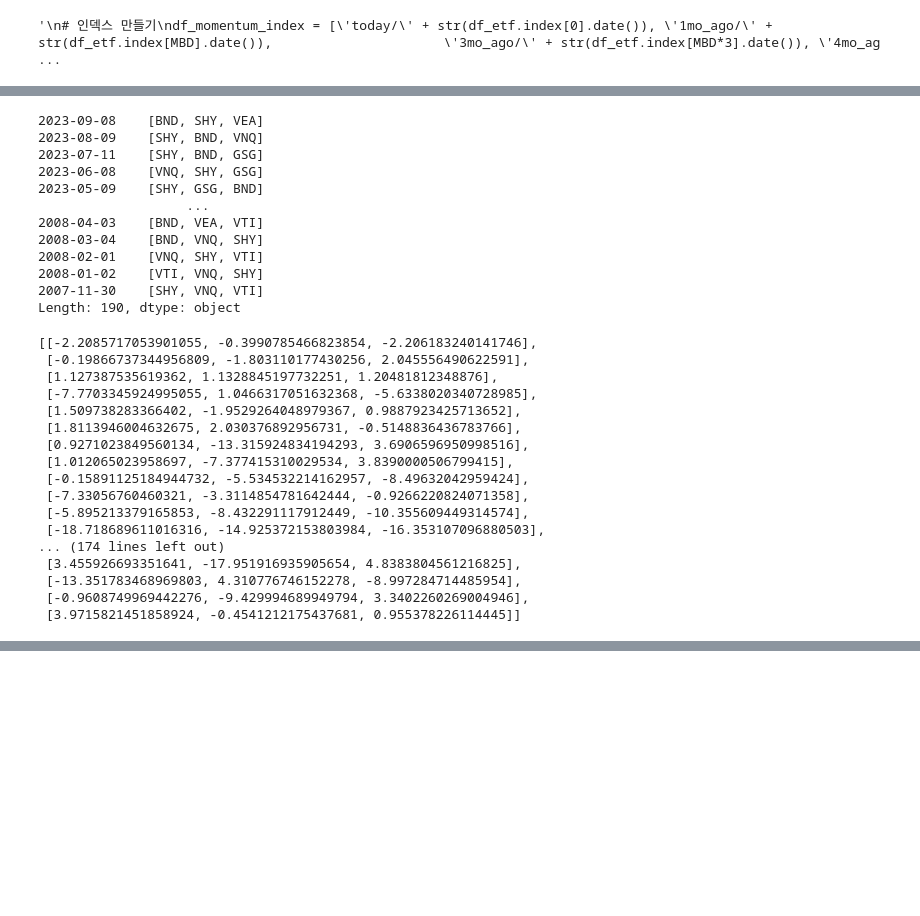
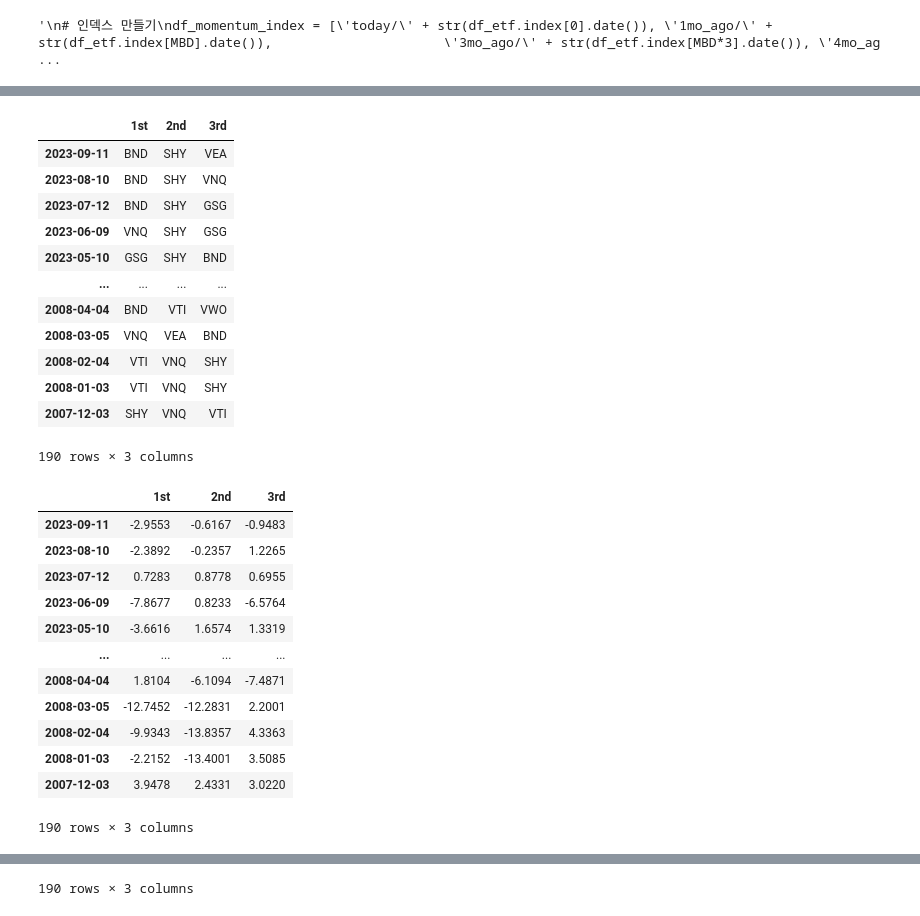
Before and after one commit to jongkwangyun/quant, a Jupyter notebook: 백테스트_동적자산배분_FAA.ipynb, the cells around one changed output, grey strips where cells are left out. Saved outputs shown, nothing was run; the diff lists cells and outputs as text; code cells hidden in the pictures; blank space fills up the shorter version.

```diff
--- a/백테스트_동적자산배분_FAA.ipynb
+++ b/백테스트_동적자산배분_FAA.ipynb
@@ -314,44 +331,53 @@ display(etf_total_score)
 190 rows × 7 columns
 # %%
+monthly_index = df_etf_ror.index
+
 top3 = etf_total_score.apply(lambda row: row.nlargest(3).index.tolist(), axis=1)
-display(top3)
+df_top3_etf = pd.DataFrame(top3.to_list(), columns=['1st', '2nd', '3rd'], index=monthly_index)
+display(df_top3_etf)
 
 etf_ror_list = []
+row_count = len(top3)
 
-for i in range(len(top3)):
-  a_list = df_etf_ror.iloc[i][top3[i]].tolist()
+for i in range(row_count):
+  a_list = df_etf_ror.iloc[i][df_top3.iloc[i]].tolist()
   etf_ror_list.append(a_list)
 
-display(etf_ror_list)
+df_top3_ror = pd.DataFrame(etf_ror_list, columns=['1st', '2nd', '3rd'], index=monthly_index)
+display(df_top3_ror)
 
+# 수익률 0 미만은 SHY로 교체
+for i in range(row_count):
+  for j in range(3):
+    if df_top3_ror.iloc[i][j] < 0:
+      df_top3_etf.iloc[i][j] = 'SHY'
+
+display(df_top3_etf)
 # SHY 가 매번 너무 많고, SHY 아닌것도 -수익률이 너무 많아서 투자 않기로
 # %% [output]
+|  | 1st | 2nd | 3rd |
+| 2023-09-11 | BND | SHY | VEA |
+| 2023-08-10 | BND | SHY | VNQ |
+| 2023-07-12 | BND | SHY | GSG |
+| 2023-06-09 | VNQ | SHY | GSG |
+| 2023-05-10 | GSG | SHY | BND |
+| ... | ... | ... | ... |
+| 2008-04-04 | BND | VTI | VWO |
+| 2008-03-05 | VNQ | VEA | BND |
+| 2008-02-04 | VTI | VNQ | SHY |
+| 2008-01-03 | VTI | VNQ | SHY |
+| 2007-12-03 | SHY | VNQ | VTI |
-2023-09-08    [BND, SHY, VEA]
-2023-08-09    [SHY, BND, VNQ]
-2023-07-11    [SHY, BND, GSG]
-2023-06-08    [VNQ, SHY, GSG]
-2023-05-09    [SHY, GSG, BND]
-                   ...
-2008-04-03    [BND, VEA, VTI]
-2008-03-04    [BND, VNQ, SHY]
-2008-02-01    [VNQ, SHY, VTI]
-2008-01-02    [VTI, VNQ, SHY]
-2007-11-30    [SHY, VNQ, VTI]
-Length: 190, dtype: object
+190 rows × 3 columns
+|  | 1st | 2nd | 3rd |
+| 2023-09-11 | -2.9553 | -0.6167 | -0.9483 |
+| 2023-08-10 | -2.3892 | -0.2357 | 1.2265 |
+| 2023-07-12 | 0.7283 | 0.8778 | 0.6955 |
+| 2023-06-09 | -7.8677 | 0.8233 | -6.5764 |
+| 2023-05-10 | -3.6616 | 1.6574 | 1.3319 |
+| ... | ... | ... | ... |
+| 2008-04-04 | 1.8104 | -6.1094 | -7.4871 |
+| 2008-03-05 | -12.7452 | -12.2831 | 2.2001 |
+| 2008-02-04 | -9.9343 | -13.8357 | 4.3363 |
+| 2008-01-03 | -2.2152 | -13.4001 | 3.5085 |
+| 2007-12-03 | 3.9478 | 2.4331 | 3.0220 |
-[[-2.2085717053901055, -0.3990785466823854, -2.206183240141746],
- [-0.19866737344956809, -1.803110177430256, 2.045556490622591],
- [1.127387535619362, 1.1328845197732251, 1.20481812348876],
- [-7.7703345924995055, 1.0466317051632368, -5.6338020340728985],
- [1.509738283366402, -1.9529264048979367, 0.9887923425713652],
- [1.8113946004632675, 2.030376892956731, -0.5148836436783766],
- [0.9271023849560134, -13.315924834194293, 3.6906596950998516],
- [1.012065023958697, -7.377415310029534, 3.8390000506799415],
- [-0.15891125184944732, -5.534532214162957, -8.49632042959424],
- [-7.33056760460321, -3.3114854781642444, -0.9266220824071358],
- [-5.895213379165853, -8.432291117912449, -10.355609449314574],
- [-18.718689611016316, -14.925372153803984, -16.353107096880503],
-... (174 lines left out)
- [3.455926693351641, -17.951916935905654, 4.8383804561216825],
- [-13.351783468969803, 4.310776746152278, -8.997284714485954],
- [-0.9608749969442276, -9.429994689949794, 3.3402260269004946],
- [3.9715821451858924, -0.4541212175437681, 0.955378226114445]]
+190 rows × 3 columns
@@ -357,0 +396 @@ Length: 190, dtype: object
+190 rows × 3 columns
```
Also changed, not shown: parts of 11 cells of this notebook.
